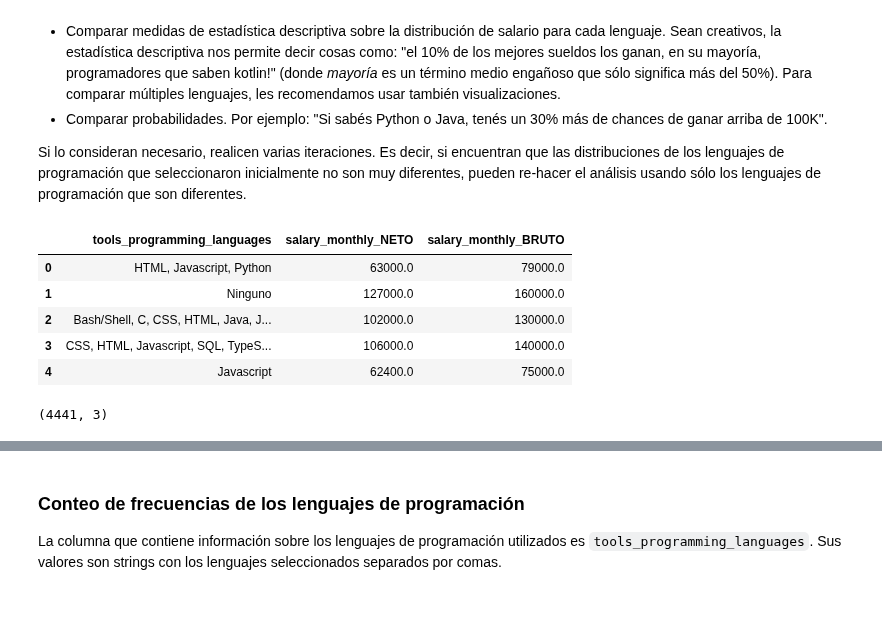
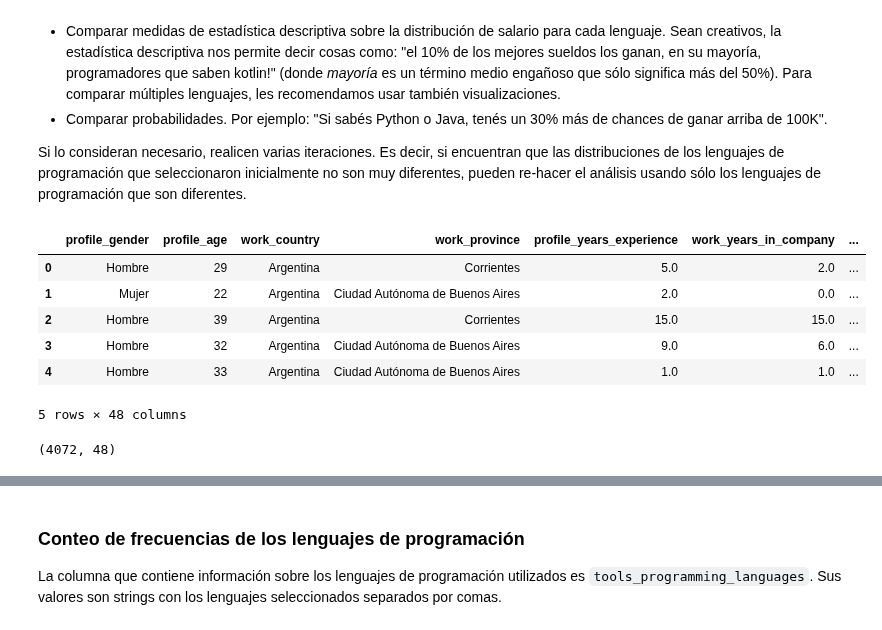
Before and after one commit to pablonicolasr/diplodatos-ayvd-2022-grupo32, a Jupyter notebook: diplodatos_ayvd_entregable1_parte1_v1.ipynb, the cells around one changed output, grey strips where cells are left out. Cells and saved outputs as stored; diff of their text form; code cells hidden in the pictures.

```diff
--- a/diplodatos_ayvd_entregable1_parte1_v1.ipynb
+++ b/diplodatos_ayvd_entregable1_parte1_v1.ipynb
@@ -77,0 +145,13 @@ df.iloc[:, [x for x in range(40, 48)]].head()
+# %%
+salary_COL = 'salary_monthly_NETO'
+
+# Cálculo de medidas de centralización
+max_salario = df[salary_COL].max()
+mean_salario = df[salary_COL].mean()
+med_salario = df[salary_COL].median()
+mod_salario = df[salary_COL].mode()
+
+print("Salario máximo NETO:", str(max_salario), "$ARS")
+print("Media del salario NETO:", str(mean_salario),"$ARS")
+print("Mediana del salario NETO:", str(med_salario), "$ARS")
+print("Moda del salario NETO:", str(mod_salario),"$ARS")
@@ -175,31 +272,44 @@ Para ello:
 Si lo consideran necesario, realicen varias iteraciones. Es decir, si encuentran que las distribuciones de los lenguajes de programación que seleccionaron inicialmente no son muy diferentes, pueden re-hacer el análisis usando sólo los lenguajes de programación que son diferentes.
 # %%
 # complete here if you want to include more columns
-relevant_columns = ['tools_programming_languages', 'salary_monthly_NETO', 'salary_monthly_BRUTO']
+# relevant_columns = ['tools_programming_languages', 'salary_monthly_NETO', 'salary_monthly_BRUTO']
 
 # function that copy a new dataframe and delete NaN Values
-
-def delete_nan_values(df, relevant_columns):
+def clean_dataframe(df, salary_COL):
   # Copy the dataframe, this way you make sure you don't modify the original dataframe
-  df = df[relevant_columns].copy()
+  df = df.copy()
   # Stay with records greater than the basic basket
-  df = df[df['salary_monthly_NETO'] >= 50854]
+  df = df[df[salary_COL] >= 50854]
   # Delete NULL values
-  df = df[df['salary_monthly_NETO'].notna()]
+  df = df[df[salary_COL].notna()]
+  # Delete repeated rows
+  # df = df.drop_duplicates(keep="last")
+  # Remove outliers
+  q1 = df[salary_COL].quantile(0.25)
+  q3 = df[salary_COL].quantile(0.75)
+  iqr = q3 - q1 #Interquartile range
+  fence_low  = q1 - 1.5 * iqr
+  fence_high = q3 + 1.5 * iqr
+  df = df.loc[(df[salary_COL] > fence_low) & (df[salary_COL] < fence_high)]
   # Reset the index
   df = df.reset_index(drop=True)
+  # Convierto variables cualitativas de interés de tipo "objeto" a tipo "categórico" para reducir uso de memoria
+  df['profile_studies_level'] = df['profile_studies_level'].astype("category")
+  df['work_role'] = df['work_role'].astype("category")
+  df['work_contract_type'] = df['work_contract_type'].astype("category")
   return df
 # %%
-df2 = delete_nan_values(df, relevant_columns)
+df2 = clean_dataframe(df, salary_COL)
 df2[:5]
 # %% [output]
-|  | tools_programming_languages | salary_monthly_NETO | salary_monthly_BRUTO |
-| 0 | HTML, Javascript, Python | 63000.0 | 79000.0 |
-| 1 | Ninguno | 127000.0 | 160000.0 |
-| 2 | Bash/Shell, C, CSS, HTML, Java, J... | 102000.0 | 130000.0 |
-| 3 | CSS, HTML, Javascript, SQL, TypeS... | 106000.0 | 140000.0 |
-| 4 | Javascript | 62400.0 | 75000.0 |
+|  | profile_gender | profile_age | work_country | work_province | profile_years_experience | work_years_in_company | ... |
+| 0 | Hombre | 29 | Argentina | Corrientes | 5.0 | 2.0 | ... |
+| 1 | Mujer | 22 | Argentina | Ciudad Autónoma de Buenos Aires | 2.0 | 0.0 | ... |
+| 2 | Hombre | 39 | Argentina | Corrientes | 15.0 | 15.0 | ... |
+| 3 | Hombre | 32 | Argentina | Ciudad Autónoma de Buenos Aires | 9.0 | 6.0 | ... |
+| 4 | Hombre | 33 | Argentina | Ciudad Autónoma de Buenos Aires | 1.0 | 1.0 | ... |
+5 rows × 48 columns
 # %%
 df2.shape
 # %% [output]
-(4441, 3)
+(4072, 48)
```
Also changed, not shown: parts of 98 cells of this notebook.
